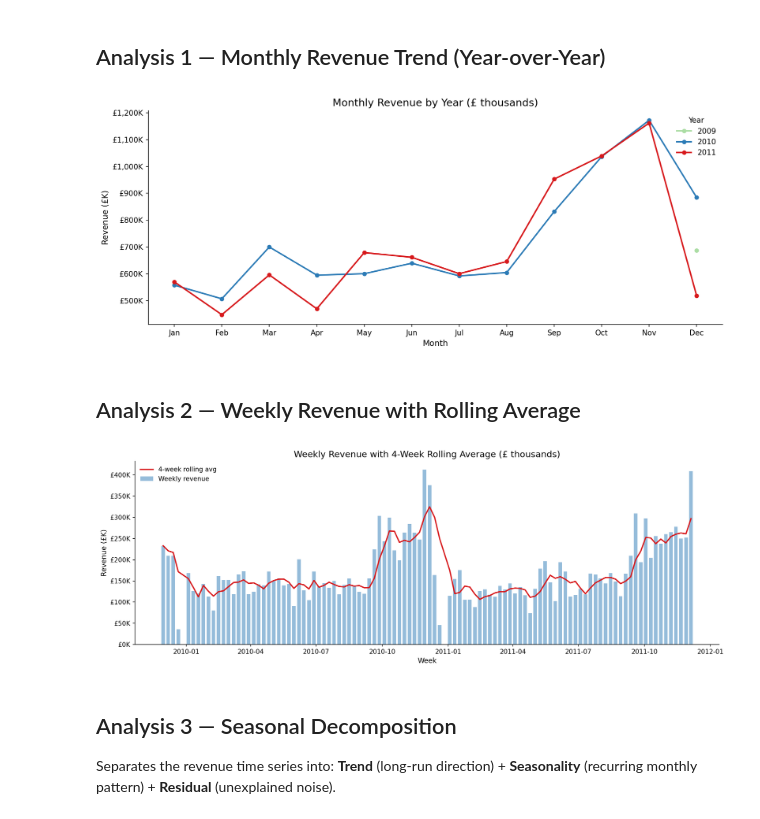
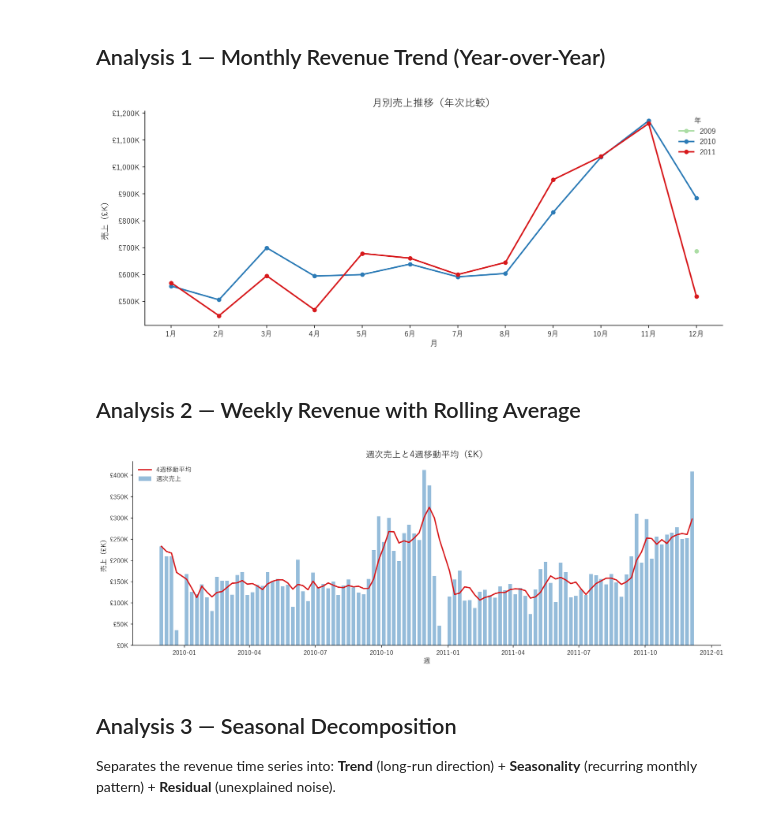
Before and after one commit to Keybladerhuy/retail-data-analysis, a Jupyter notebook: notebooks/02_sales_trend_analysis.ipynb, the cells around one changed output. Saved outputs shown, nothing was run; the diff lists cells and outputs as text; code cells hidden in the pictures.

```diff
--- a/notebooks/02_sales_trend_analysis.ipynb
+++ b/notebooks/02_sales_trend_analysis.ipynb
@@ -21,21 +21,29 @@ import numpy as np
 import matplotlib.pyplot as plt
 import matplotlib.ticker as mticker
 import matplotlib.patches as mpatches
+import matplotlib.font_manager as fm
 import seaborn as sns
 from statsmodels.tsa.seasonal import seasonal_decompose
 import warnings
 warnings.filterwarnings('ignore')
 
+def _jp_font():
+    for name in ['Yu Gothic', 'Meiryo', 'MS Gothic']:
+        p = fm.findfont(fm.FontProperties(family=name), fallback_to_default=False)
+        if p and 'DejaVu' not in p:
+            return name
+    return 'sans-serif'
+
 PALETTE = ['#2C7BB6', '#D7191C', '#ABDDA4', '#FDAE61', '#4DAC26']
 plt.rcParams.update({
     'figure.dpi': 150,
+    'font.family': _jp_font(),
     'axes.spines.top': False,
     'axes.spines.right': False,
     'axes.titlesize': 13,
     'axes.labelsize': 11,
     'xtick.labelsize': 10,
     'ytick.labelsize': 10,
-    'font.family': 'sans-serif',
 })
 
 df = pd.read_csv('../data/clean_retail.csv', parse_dates=['InvoiceDate'])
@@ -60,45 +68,45 @@ for year, grp in monthly.groupby('Year'):
             marker='o', markersize=5, linewidth=2,
             color=colors.get(year, 'grey'), label=str(year))
 
-ax.set_title('Monthly Revenue by Year (£ thousands)', fontsize=14)
-ax.set_xlabel('Month')
-ax.set_ylabel('Revenue (£K)')
+ax.set_title('月別売上推移（年次比較）', fontsize=14)
+ax.set_xlabel('月')
+ax.set_ylabel('売上（£K）')
 ax.set_xticks(range(1, 13))
-ax.set_xticklabels(['Jan','Feb','Mar','Apr','May','Jun',
-                     'Jul','Aug','Sep','Oct','Nov','Dec'])
+ax.set_xticklabels(['1月','2月','3月','4月','5月','6月',
+                     '7月','8月','9月','10月','11月','12月'])
 ax.yaxis.set_major_formatter(mticker.FuncFormatter(lambda x, _: f'£{x:,.0f}K'))
-ax.legend(title='Year', frameon=False)
+ax.legend(title='年', frameon=False)
 
 plt.tight_layout()
 plt.savefig('../output/charts/monthly_revenue_yoy.png', bbox_inches='tight')
 plt.show()
 # %% [output]
-[figure, old version]
+[figure, new version]
 # %% [markdown]
 ## Analysis 2 — Weekly Revenue with Rolling Average
 # %%
 weekly = df.groupby('Week')['Revenue'].sum().reset_index()
 weekly['Week_dt'] = weekly['Week'].dt.to_timestamp()
 weekly = weekly.sort_values('Week_dt')
 weekly['Rolling4W'] = weekly['Revenue'].rolling(4, min_periods=1).mean()
 
 fig, ax = plt.subplots(figsize=(14, 5))
 ax.bar(weekly['Week_dt'], weekly['Revenue'] / 1000,
-       width=5, color=PALETTE[0], alpha=0.5, label='Weekly revenue')
+       width=5, color=PALETTE[0], alpha=0.5, label='週次売上')
 ax.plot(weekly['Week_dt'], weekly['Rolling4W'] / 1000,
-        color=PALETTE[1], linewidth=2, label='4-week rolling avg')
+        color=PALETTE[1], linewidth=2, label='4週移動平均')
 
-ax.set_title('Weekly Revenue with 4-Week Rolling Average (£ thousands)', fontsize=14)
-ax.set_xlabel('Week')
-ax.set_ylabel('Revenue (£K)')
+ax.set_title('週次売上と4週移動平均（£K）', fontsize=14)
+ax.set_xlabel('週')
+ax.set_ylabel('売上（£K）')
 ax.yaxis.set_major_formatter(mticker.FuncFormatter(lambda x, _: f'£{x:,.0f}K'))
 ax.legend(frameon=False)
 
 plt.tight_layout()
 plt.savefig('../output/charts/weekly_revenue_rolling.png', bbox_inches='tight')
 plt.show()
 # %% [output]
-[figure, old version]
+[figure, new version]
 # %% [markdown]
 ## Analysis 3 — Seasonal Decomposition
 
```
Also changed, not shown: parts of 3 cells of this notebook, 17 other files.
